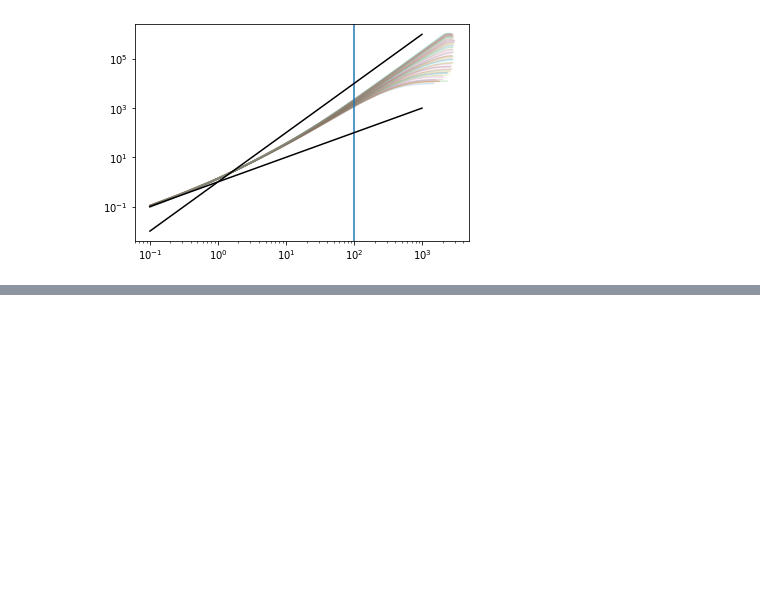
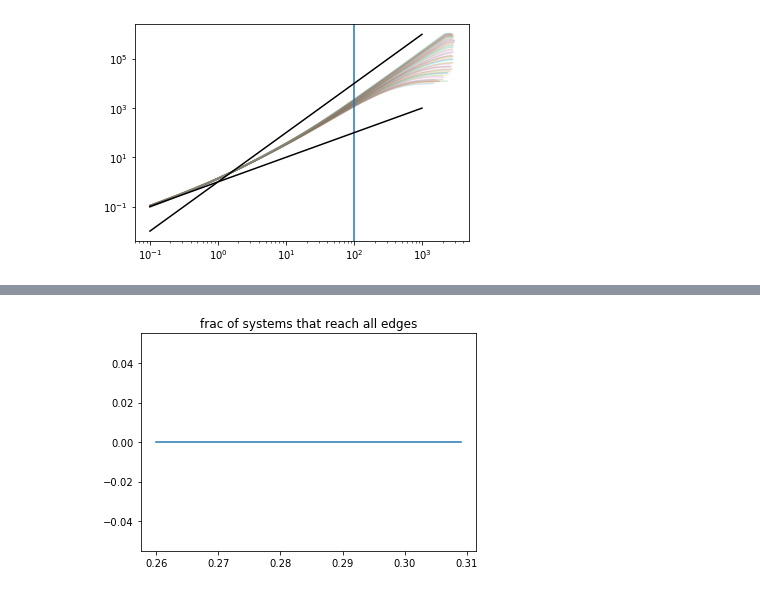
Before and after one commit to Irene-Li/BARW, a Jupyter notebook: BARW/plot_mult_data.ipynb, the cells around one changed output, grey strips where cells are left out. Saved outputs shown, nothing was run; the diff lists cells and outputs as text; code cells hidden in the pictures; blank space fills up the shorter version.

```diff
--- a/BARW/plot_mult_data.ipynb
+++ b/BARW/plot_mult_data.ipynb
@@ -104,0 +110,6 @@ plt.show()
+# %%
+plt.plot(hs, all_edge_reach_frac)
+plt.title('frac of systems that reach all edges')
+plt.show()
+# %% [output]
+[figure, added]
```
Also changed, not shown: parts of 2 cells of this notebook, 3 other files.
